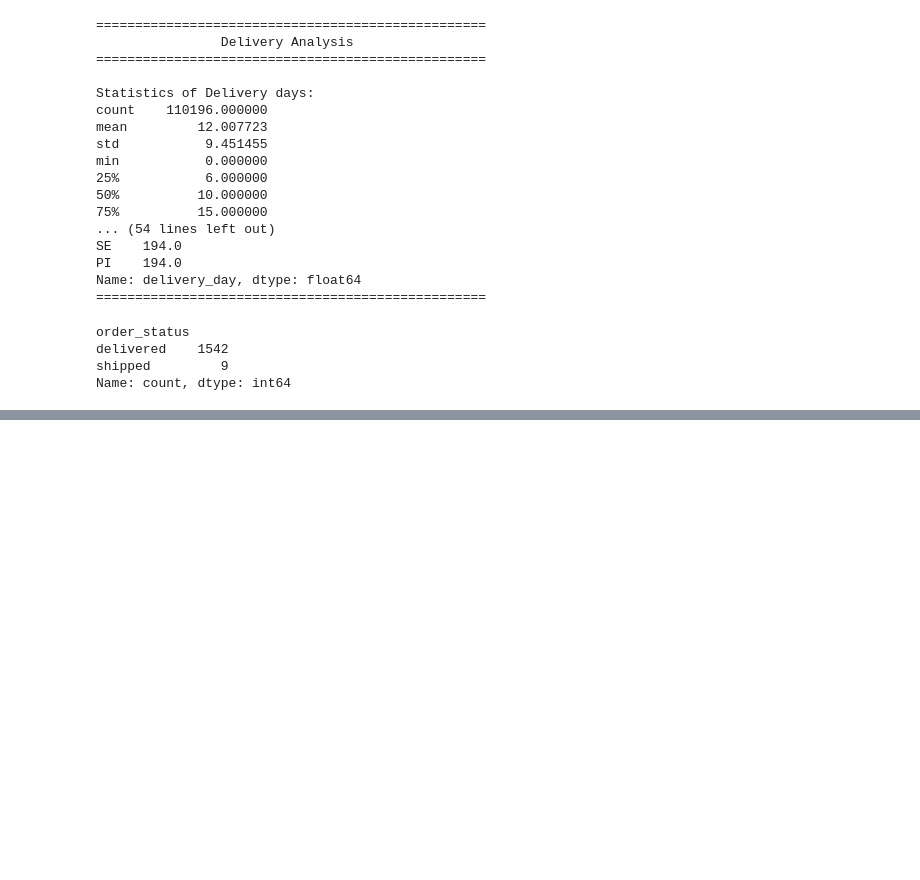
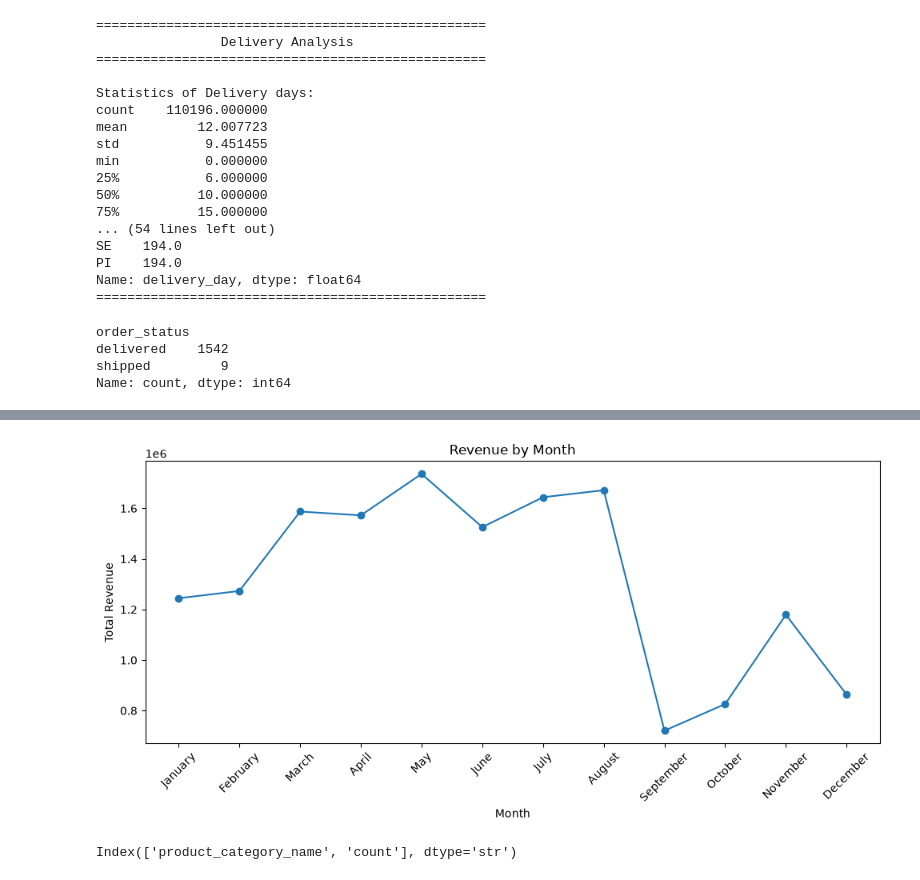
Before and after one commit to Rayyan-2205/ecommerce-sales-analytics, a Jupyter notebook: notebook/analysis.ipynb, the cells around one changed output, grey strips where cells are left out. Cells and saved outputs as stored; diff of their text form; code cells hidden in the pictures; blank space fills up the shorter version.

```diff
--- a/notebook/analysis.ipynb
+++ b/notebook/analysis.ipynb
@@ -1782,0 +1771,3 @@ negative_shipping[
+# %%
+revenue = revenue_by_month(master_df).reset_index()
+revenue_by_month(master_df)
@@ -1782,0 +1788,30 @@ negative_shipping[
+# %%
+plt.figure(figsize=(10,5))
+
+plt.plot(
+    revenue["month"],
+    revenue["total"],
+    marker="o"
+)
+
+plt.title("Revenue by Month")
+plt.xlabel("Month")
+plt.ylabel("Total Revenue")
+
+plt.xticks(rotation=45)
+
+plt.tight_layout()
+
+plt.savefig(r"C:\Users\Admin\OneDrive\Desktop\project\p2\reports\images/revenue_by_month.png")
+
+plt.show()
+
+plt.close()
+# %% [output]
+[figure, added]
+# %%
+best_selling = best_selling_categories(master_df).reset_index(name='count')
+best_selling_categories(master_df)
+best_selling.columns
+# %% [output]
+Index(['product_category_name', 'count'], dtype='str')
```
Also changed, not shown: parts of 26 cells of this notebook, 10 other files.
